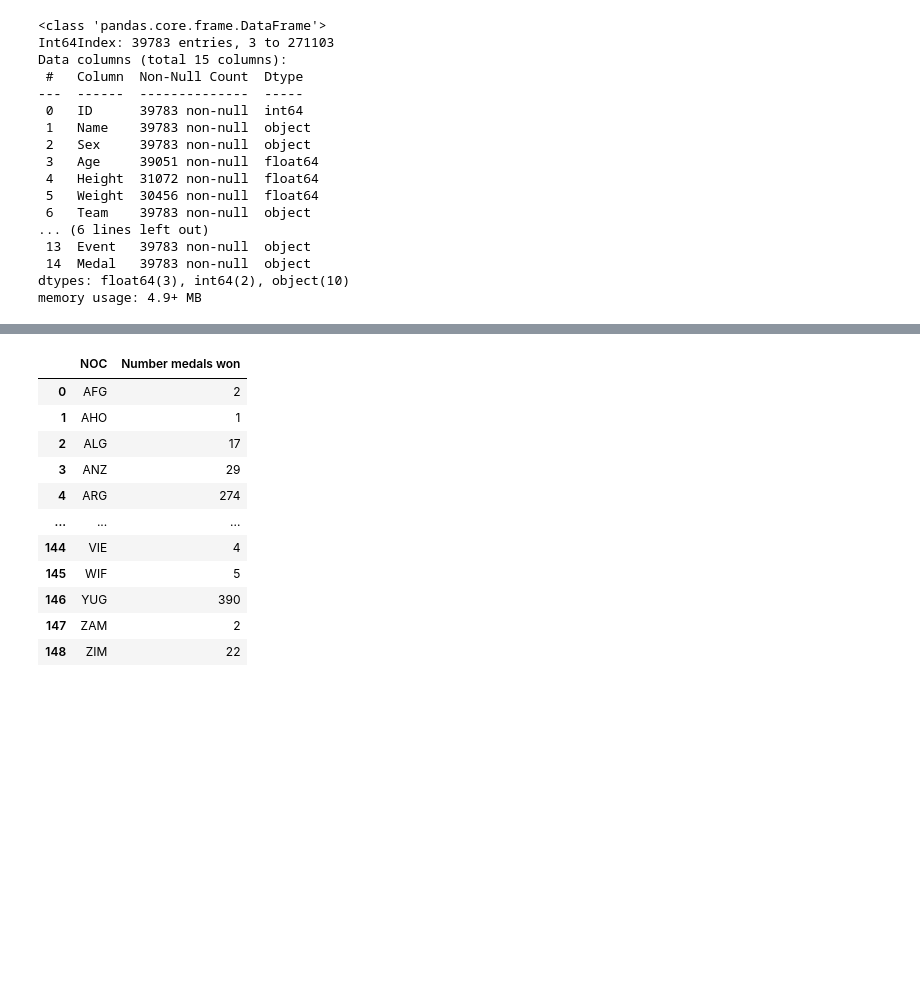
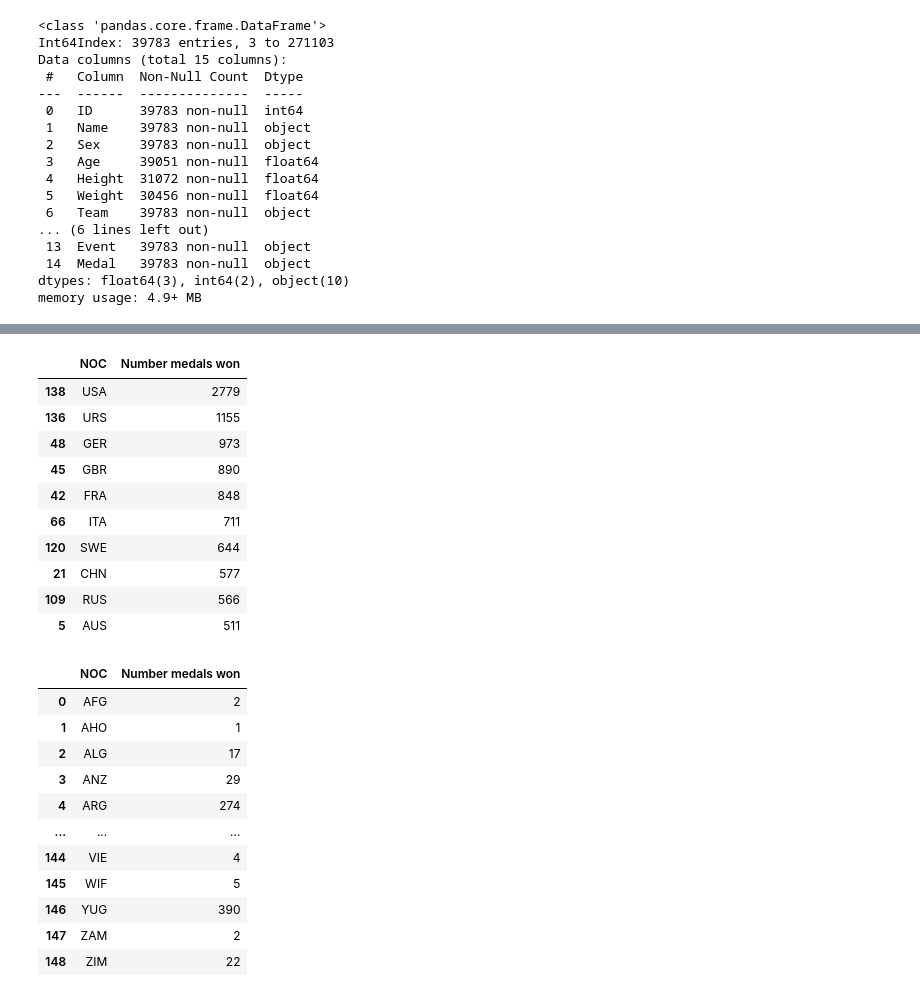
Before and after one commit to Anna-MariaSjolund/Databehandling-OS-projekt-Anna-MariaSjolund-ChristopherSeander, a Jupyter notebook: test_exercise0_A-M.ipynb, the cells around one changed output, grey strips where cells are left out. Saved outputs shown, nothing was run; the diff lists cells and outputs as text; code cells hidden in the pictures; blank space fills up the shorter version.

```diff
--- a/test_exercise0_A-M.ipynb
+++ b/test_exercise0_A-M.ipynb
@@ -247 +281,17 @@ memory usage: 4.9+ MB
+# %%
+#Pick out the top 10 countries
+top_countries_per_sport = medals_count_per_sport.sort_values(by="Number medals won", ascending=False).head(10)
+top_countries_per_sport
+# %% [output]
+|  | NOC | Number medals won |
+| 138 | USA | 2779 |
+| 136 | URS | 1155 |
+| 48 | GER | 973 |
+| 45 | GBR | 890 |
+| 42 | FRA | 848 |
+| 66 | ITA | 711 |
+| 120 | SWE | 644 |
+| 21 | CHN | 577 |
+| 109 | RUS | 566 |
+| 5 | AUS | 511 |
 # %%
```
Also changed, not shown: parts of 5 cells of this notebook.
